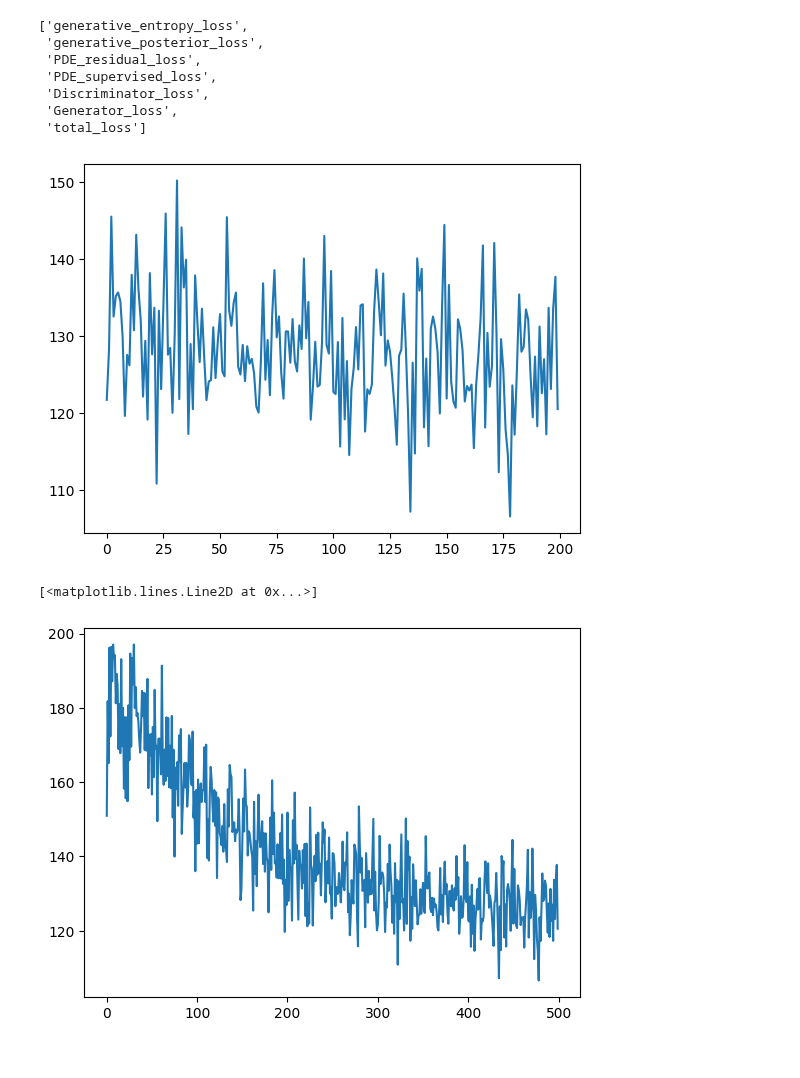
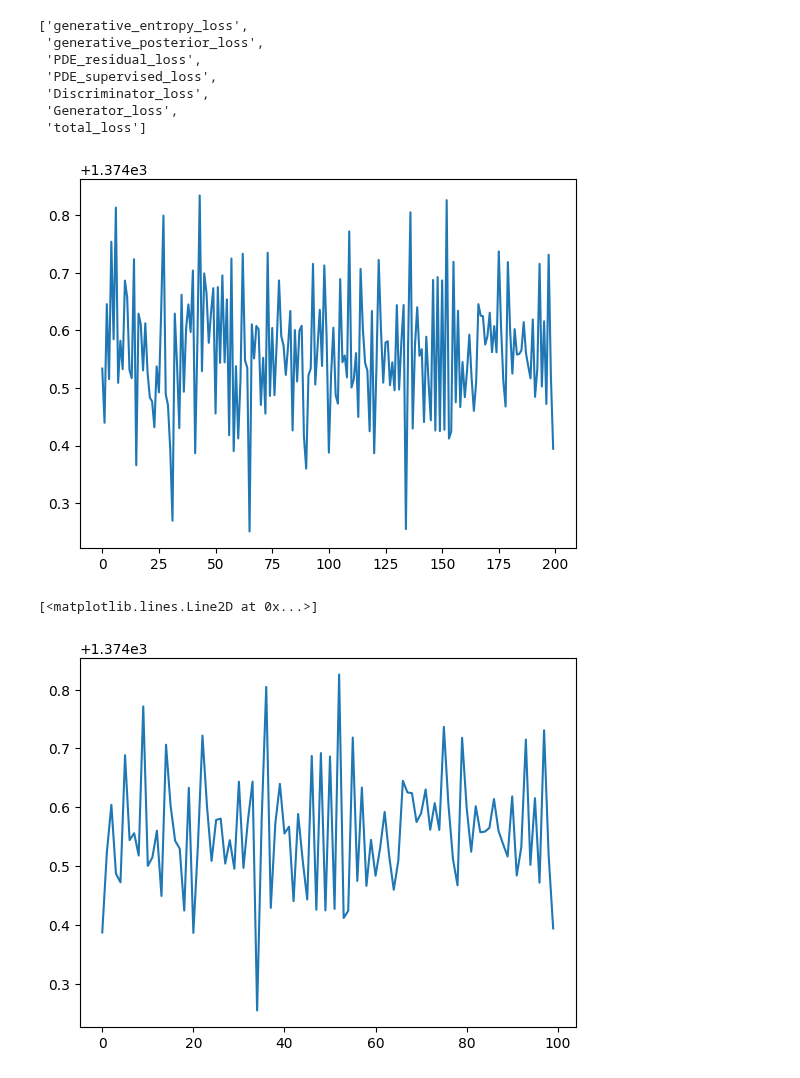
Before and after one commit to grmc1999/PhysicsSimulationDeepLearning, a Jupyter notebook: Notebooks/Untitled1.ipynb, the cells around one changed output. Drawn from its saved outputs; the diff is of its cells as text; code cells hidden in the pictures.

```diff
--- a/Notebooks/Untitled1.ipynb
+++ b/Notebooks/Untitled1.ipynb
@@ -38,4 +35,4 @@ os.listdir(os.path.join(root,"GAN_PI_w_l3"))
 # %%
-model_id="GAN_PI_w_l3"
+model_id="GAN_PI_enforce_supervised"
 hist=np.load(os.path.join(root,model_id,"loss_results.npy"),allow_pickle=True)
 hist=hist.tolist()
@@ -90,10 +89,10 @@ axs.plot(np.arange(len(step_loss["PDE_supervised_loss"][-200:])),step_loss["PDE_
 #fig.tight_layout()
 plt.show()
 # %% [output]
-[figure, old version]
+[figure, new version]
 # %%
 
-plt.plot(step_loss["PDE_supervised_loss"][-500:])
+plt.plot(step_loss["PDE_supervised_loss"][-100:])
 # %% [output]
 [<matplotlib.lines.Line2D at 0x...>]
-[figure, old version]
+[figure, new version]
```
Also changed, not shown: parts of 4 cells of this notebook, 4 other files.
